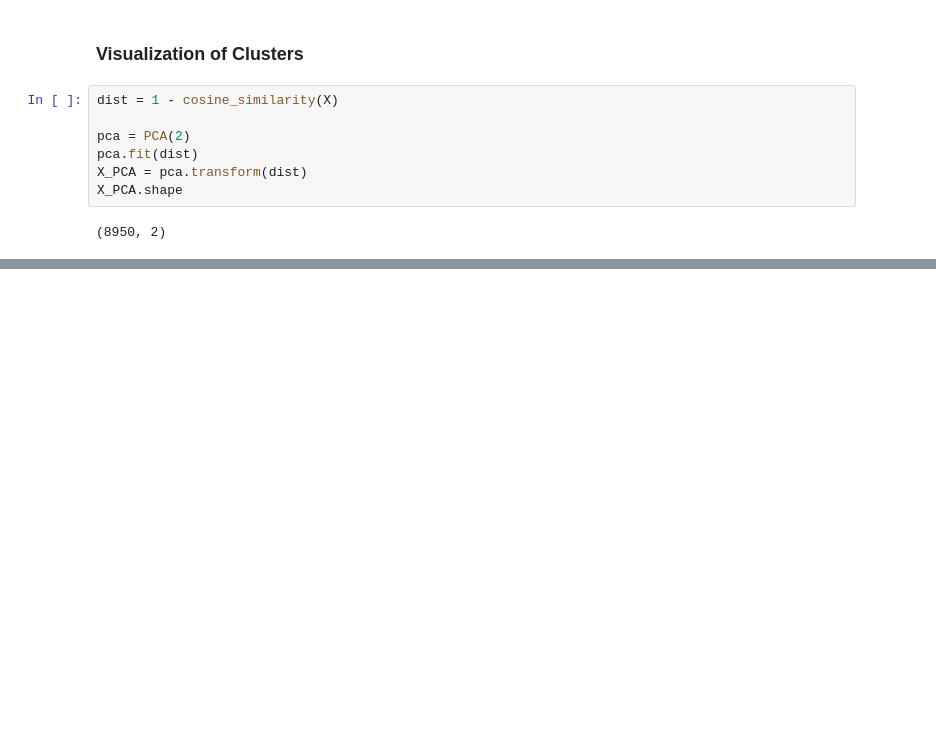
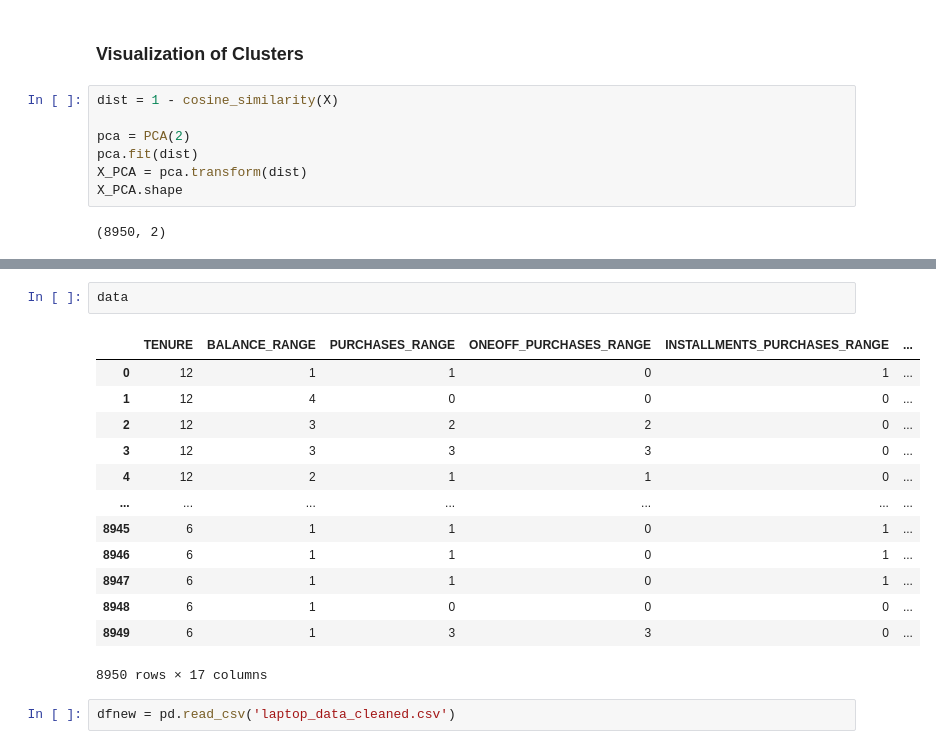
Before and after one commit to IgorLunaDetoni/archive, a Jupyter notebook: credit.ipynb, the cells around one changed output, grey strips where cells are left out. Cells and saved outputs as stored; diff of their text form; blank space fills up the shorter version.

```diff
--- a/credit.ipynb
+++ b/credit.ipynb
@@ -204,0 +205,18 @@ plt.show()
+# %%
+data
+# %% [output]
+|  | TENURE | BALANCE_RANGE | PURCHASES_RANGE | ONEOFF_PURCHASES_RANGE | INSTALLMENTS_PURCHASES_RANGE | ... |
+| 0 | 12 | 1 | 1 | 0 | 1 | ... |
+| 1 | 12 | 4 | 0 | 0 | 0 | ... |
+| 2 | 12 | 3 | 2 | 2 | 0 | ... |
+| 3 | 12 | 3 | 3 | 3 | 0 | ... |
+| 4 | 12 | 2 | 1 | 1 | 0 | ... |
+| ... | ... | ... | ... | ... | ... | ... |
+| 8945 | 6 | 1 | 1 | 0 | 1 | ... |
+| 8946 | 6 | 1 | 1 | 0 | 1 | ... |
+| 8947 | 6 | 1 | 1 | 0 | 1 | ... |
+| 8948 | 6 | 1 | 0 | 0 | 0 | ... |
+| 8949 | 6 | 1 | 3 | 3 | 0 | ... |
+8950 rows × 17 columns
+# %%
+dfnew = pd.read_csv('laptop_data_cleaned.csv')
```
Also changed, not shown: parts of 5 cells of this notebook.
